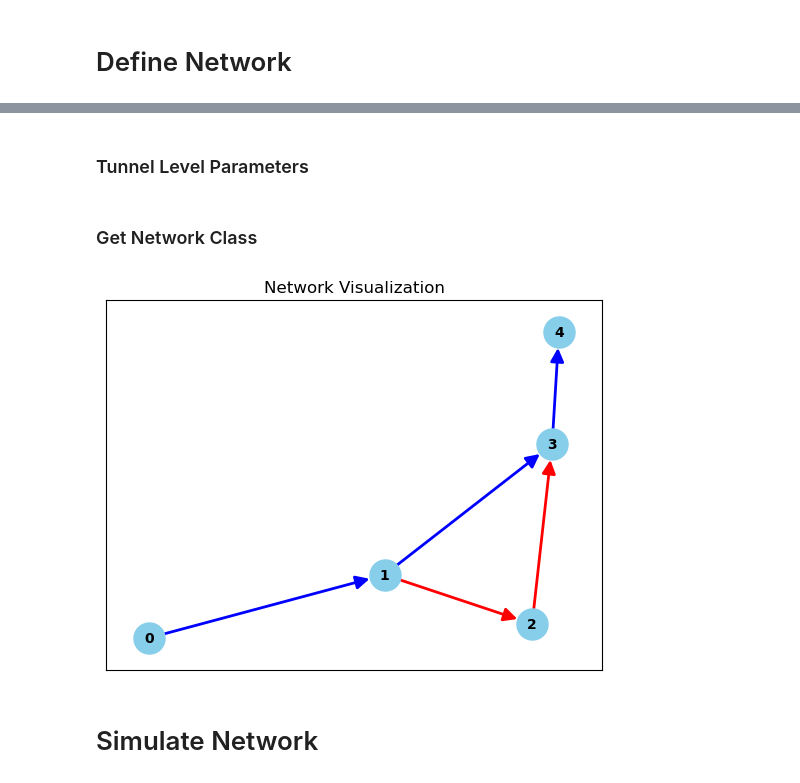
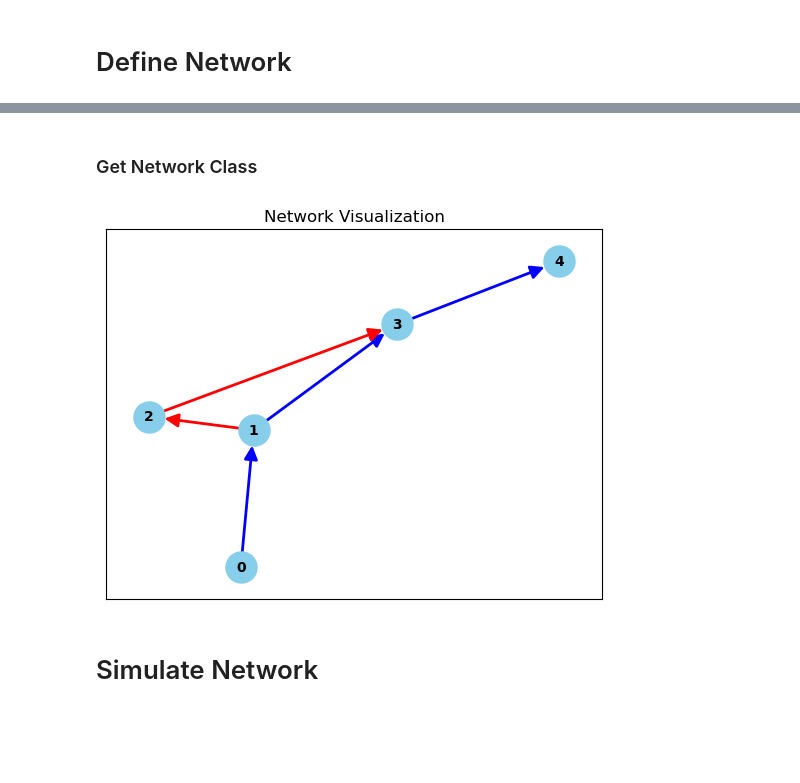
Before and after one commit to SathwikChadaga/underlay-backlog-estimation, a Jupyter notebook: transformer_backlog_prediction.ipynb, the cells around one changed output, grey strips where cells are left out. Saved outputs shown, nothing was run; the diff lists cells and outputs as text; code cells hidden in the pictures; blank space fills up the shorter version.

```diff
--- a/transformer_backlog_prediction.ipynb
+++ b/transformer_backlog_prediction.ipynb
@@ -40,2 +59,0 @@ adjacency_nodexedge = np.array([[-1,0,0,0,0], # -1 => node is edge's source
-# %% [markdown]
-### Tunnel Level Parameters
@@ -71,9 +70,9 @@ my_network = network_class.Network(
     underlay_service_rates,
     external_arrival_rates)
 # %%
-my_network.visualize(custom_seed = 1)
+my_network.visualize(custom_seed = 8)
 # %% [output]
-[figure, old version]
+[figure, new version]
 # %% [markdown]
 # Simulate Network
 # %%
```
Also changed, not shown: parts of 27 cells of this notebook, 6 other files.
